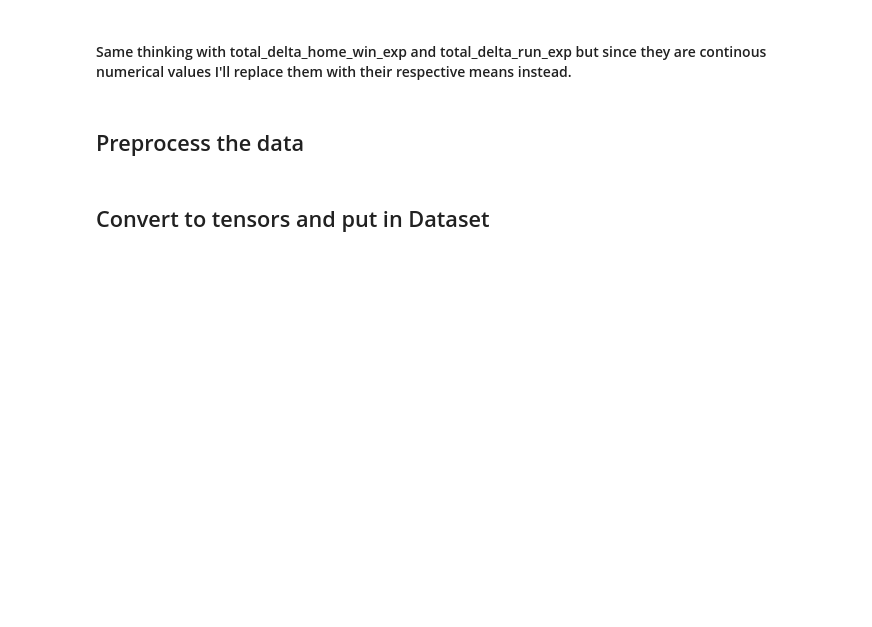
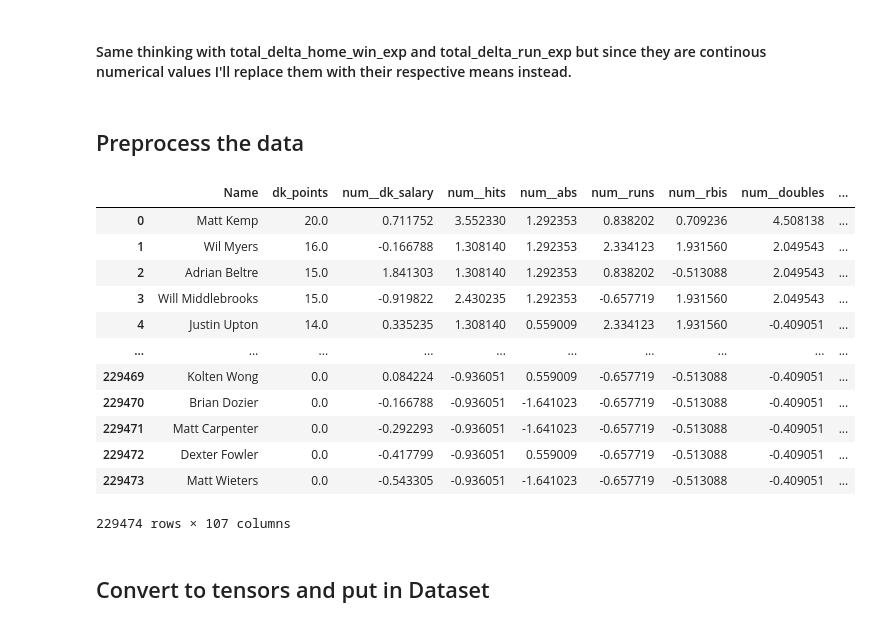
Before and after one commit to declanelias/deli_dudes, a Jupyter notebook: NN_stuff.ipynb, the cells around one changed output. Cells and saved outputs as stored; diff of their text form; code cells hidden in the pictures; blank space fills up the shorter version.

```diff
--- a/NN_stuff.ipynb
+++ b/NN_stuff.ipynb
@@ -67,7 +67,7 @@ test_df['total_delta_run_exp'] = test_df['total_delta_run_exp'].fillna(tdre_mean
 # %% [markdown]
 ## Preprocess the data
 # %%
-cols_to_drop = ['Position', 'Name', 'Score', 'game_date', 'day_num', 'day_of_week', 'year', 'fd_points', 'fd_salary', 'yh_points', 'yh_salary']
+cols_to_drop = ['Position', 'Score', 'game_date', 'day_num', 'day_of_week', 'year', 'fd_points', 'fd_salary', 'yh_points', 'yh_salary', 'dk_salary_lagged_5', 'dk_salary_lagged_4', 'dk_salary_lagged_3', 'dk_salary_lagged_2', 'dk_salary_lagged_1', 'dk_salary_next']
 train_df.drop(cols_to_drop, axis=1, inplace=True)
 valid_df.drop(cols_to_drop, axis=1, inplace=True)
 test_df.drop(cols_to_drop, axis=1, inplace=True)
@@ -78,17 +78,25 @@ import numpy as np
 import torch
 from sklearn.compose import ColumnTransformer
 
-time_features = ['dk_salary_lagged_5', 'dk_salary_lagged_4', 'dk_salary_lagged_3', 'dk_salary_lagged_2', 'dk_salary_lagged_1', 'dk_salary']
-numerical_features = ['dk_points', 'hits', 'abs', 'runs', 'rbis', 'doubles', 'triples', 'hrs', 'bbs', 'so', 'sb', 'e', 'hbp', 'sf', 'sac_bunts', 'cs', 'po', 'avg_hit_distance', 'avg_launch_speed', 'avg_launch_angle', 'estimated_ba_using_speedangle', 'estimated_woba_using_speedangle', 'total_delta_home_win_exp', 'total_delta_run_exp', 'angular_date']
+numerical_features = ['dk_salary', 'hits', 'abs', 'runs', 'rbis', 'doubles', 'triples', 'hrs', 'bbs', 'so', 'sb', 'e', 'hbp', 'sf', 'sac_bunts', 'cs', 'po', 'avg_hit_distance', 'avg_launch_speed', 'avg_launch_angle', 'estimated_ba_using_speedangle', 'estimated_woba_using_speedangle', 'total_delta_home_win_exp', 'total_delta_run_exp', 'angular_date']
 categorical_features = ['Team', 'Opp', 'starter_throws', 'order']
 boolean_features = ['home_team', 'position_2', 'position_3', 'position_4', 'position_5', 'position_6', 'position_7']
-target_feature = 'dk_salary_next'
+
+train_normal_cols = train_df[['Name', 'dk_points']]
+valid_normal_cols = valid_df[['Name', 'dk_points']]
+test_normal_cols = test_df[['Name', 'dk_points']]
 
 transformer = ColumnTransformer(
     transformers=[
         ('num', StandardScaler(), numerical_features),
         ('cat', OneHotEncoder(), categorical_features),
         ('bool', OneHotEncoder(drop='if_binary'), boolean_features)
-    ],
-    remainder='passthrough'
+    ]
 )
+
+transformer.fit(train_df)
+cols = transformer.get_feature_names_out()
+
+scaled_train_df = pd.concat([train_normal_cols, pd.DataFrame(transformer.transform(train_df).toarray(), columns=cols)], axis=1)
+scaled_valid_df = pd.concat([valid_normal_cols, pd.DataFrame(transformer.transform(valid_df).toarray(), columns=cols)], axis=1)
+scaled_test_df =  pd.concat([test_normal_cols, pd.DataFrame(transformer.transform(test_df).toarray(), columns=cols)], axis=1)
@@ -115,4 +103,16 @@ def transform_df(df):
 # %%
-scaled_train_df = transform_df(train_df)
-scaled_valid_df = transform_df(valid_df)
-scaled_test_df = transform_df(test_df)
+scaled_train_df
+# %% [output]
+|  | Name | dk_points | num__dk_salary | num__hits | num__abs | num__runs | num__rbis | num__doubles | ... |
+| 0 | Matt Kemp | 20.0 | 0.711752 | 3.552330 | 1.292353 | 0.838202 | 0.709236 | 4.508138 | ... |
+| 1 | Wil Myers | 16.0 | -0.166788 | 1.308140 | 1.292353 | 2.334123 | 1.931560 | 2.049543 | ... |
+| 2 | Adrian Beltre | 15.0 | 1.841303 | 1.308140 | 1.292353 | 0.838202 | -0.513088 | 2.049543 | ... |
+| 3 | Will Middlebrooks | 15.0 | -0.919822 | 2.430235 | 1.292353 | -0.657719 | 1.931560 | 2.049543 | ... |
+| 4 | Justin Upton | 14.0 | 0.335235 | 1.308140 | 0.559009 | 2.334123 | 1.931560 | -0.409051 | ... |
+| ... | ... | ... | ... | ... | ... | ... | ... | ... | ... |
+| 229469 | Kolten Wong | 0.0 | 0.084224 | -0.936051 | 0.559009 | -0.657719 | -0.513088 | -0.409051 | ... |
+| 229470 | Brian Dozier | 0.0 | -0.166788 | -0.936051 | -1.641023 | -0.657719 | -0.513088 | -0.409051 | ... |
+| 229471 | Matt Carpenter | 0.0 | -0.292293 | -0.936051 | -1.641023 | -0.657719 | -0.513088 | -0.409051 | ... |
+| 229472 | Dexter Fowler | 0.0 | -0.417799 | -0.936051 | 0.559009 | -0.657719 | -0.513088 | -0.409051 | ... |
+| 229473 | Matt Wieters | 0.0 | -0.543305 | -0.936051 | -1.641023 | -0.657719 | -0.513088 | -0.409051 | ... |
+229474 rows × 107 columns
```
Also changed, not shown: parts of 12 cells of this notebook.
